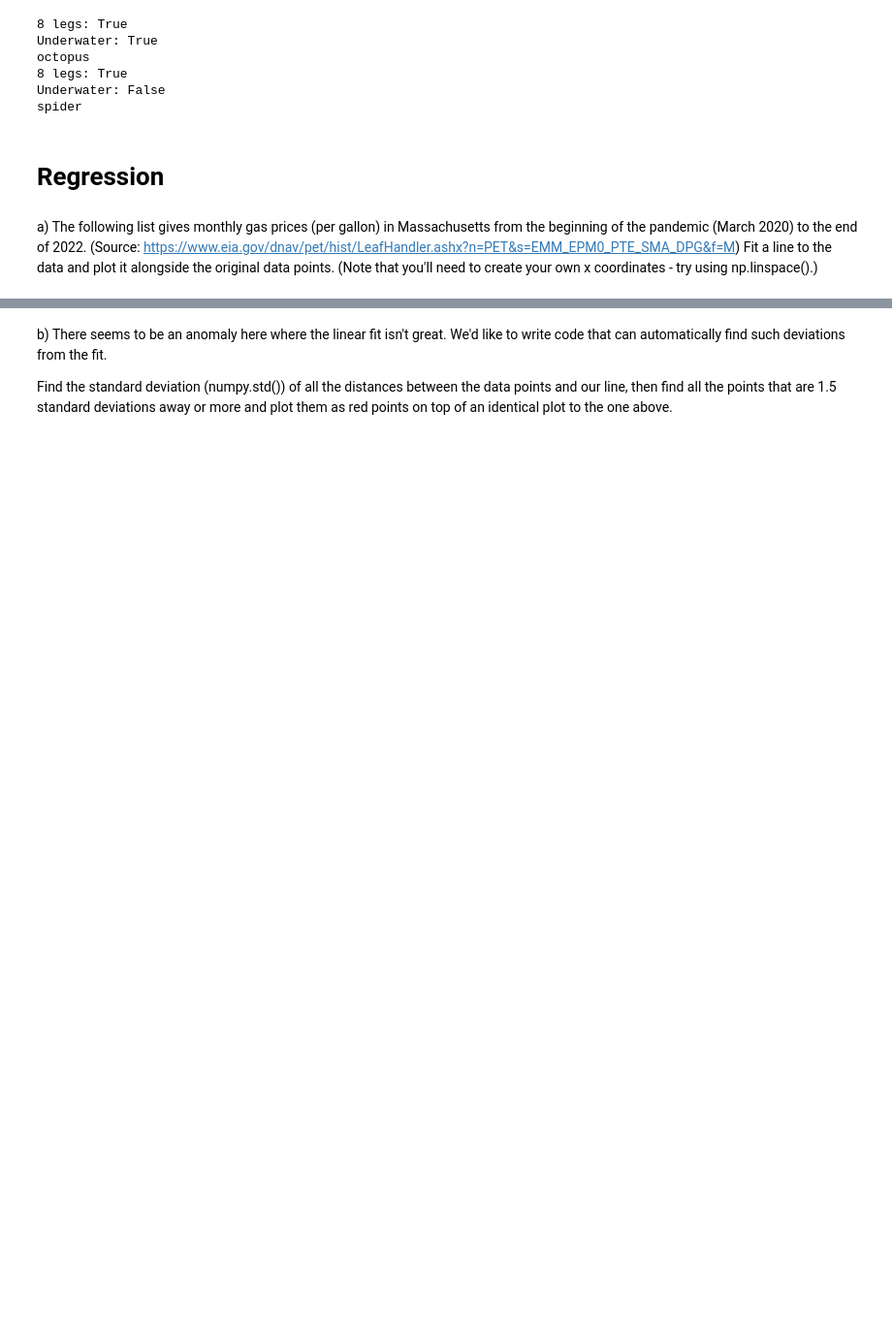
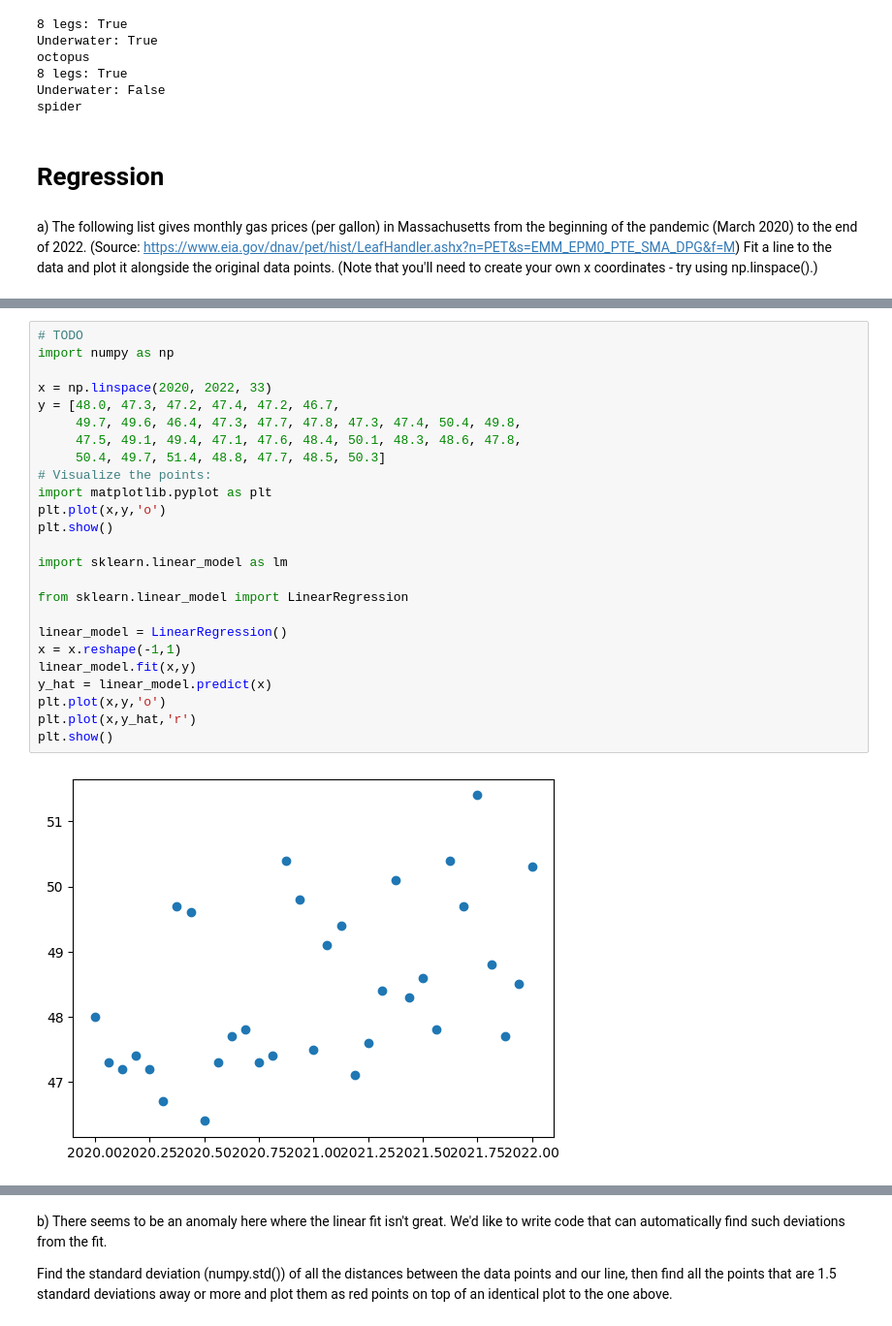
Before and after one commit to 36thomasm/repo_test, a Jupyter notebook: R9_DTreesVControl_DS110_F24.ipynb, the cells around one changed output, grey strips where cells are left out. Shown: that part at 97% size. Cells and saved outputs as stored; diff of their text form; blank space fills up the shorter version.

```diff
--- a/R9_DTreesVControl_DS110_F24.ipynb
+++ b/R9_DTreesVControl_DS110_F24.ipynb
@@ -80,0 +66,27 @@ gas_prices = [2.385, 2.015, 2.000, 2.116, 2.178, 2.185, 2.184, 2.160,
+# %%
+# TODO
+import numpy as np
+
+x = np.linspace(2020, 2022, 33)
+y = [48.0, 47.3, 47.2, 47.4, 47.2, 46.7,
+     49.7, 49.6, 46.4, 47.3, 47.7, 47.8, 47.3, 47.4, 50.4, 49.8,
+     47.5, 49.1, 49.4, 47.1, 47.6, 48.4, 50.1, 48.3, 48.6, 47.8,
+     50.4, 49.7, 51.4, 48.8, 47.7, 48.5, 50.3]
+# Visualize the points:
+import matplotlib.pyplot as plt
+plt.plot(x,y,'o')
+plt.show()
+
+import sklearn.linear_model as lm
+
+from sklearn.linear_model import LinearRegression
+
+linear_model = LinearRegression()
+x = x.reshape(-1,1)
+linear_model.fit(x,y)
+y_hat = linear_model.predict(x)
+plt.plot(x,y,'o')
+plt.plot(x,y_hat,'r')
+plt.show()
+# %% [output]
+[figure, added]
```
Also changed, not shown: parts of 9 cells of this notebook.
